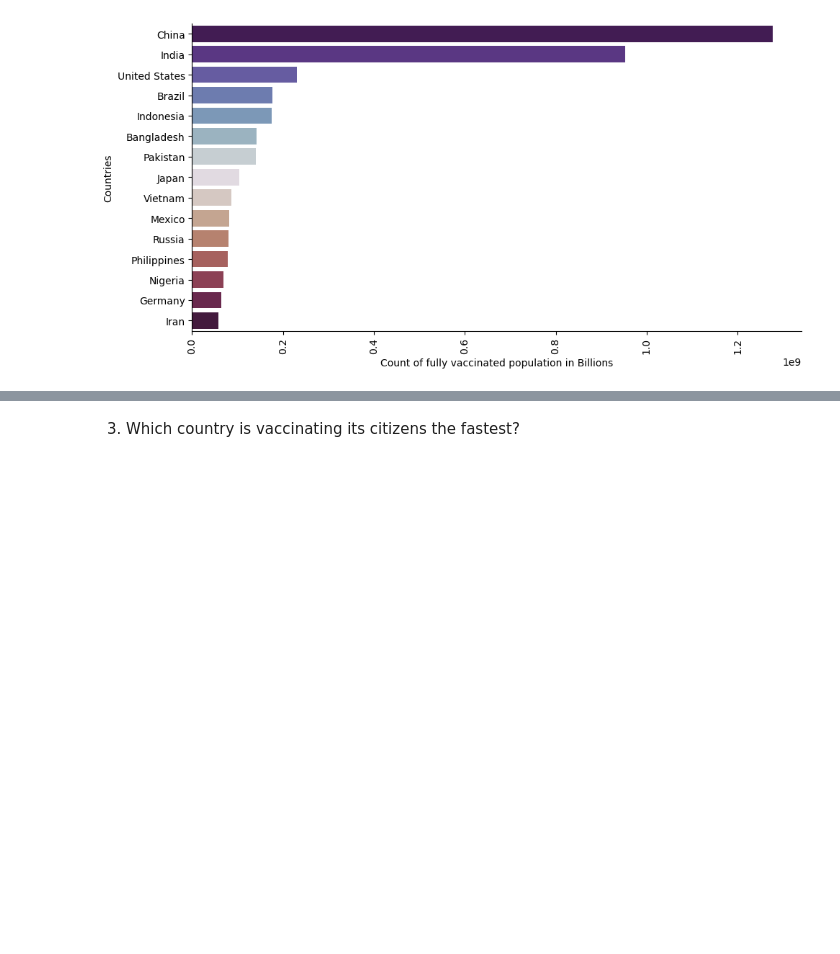
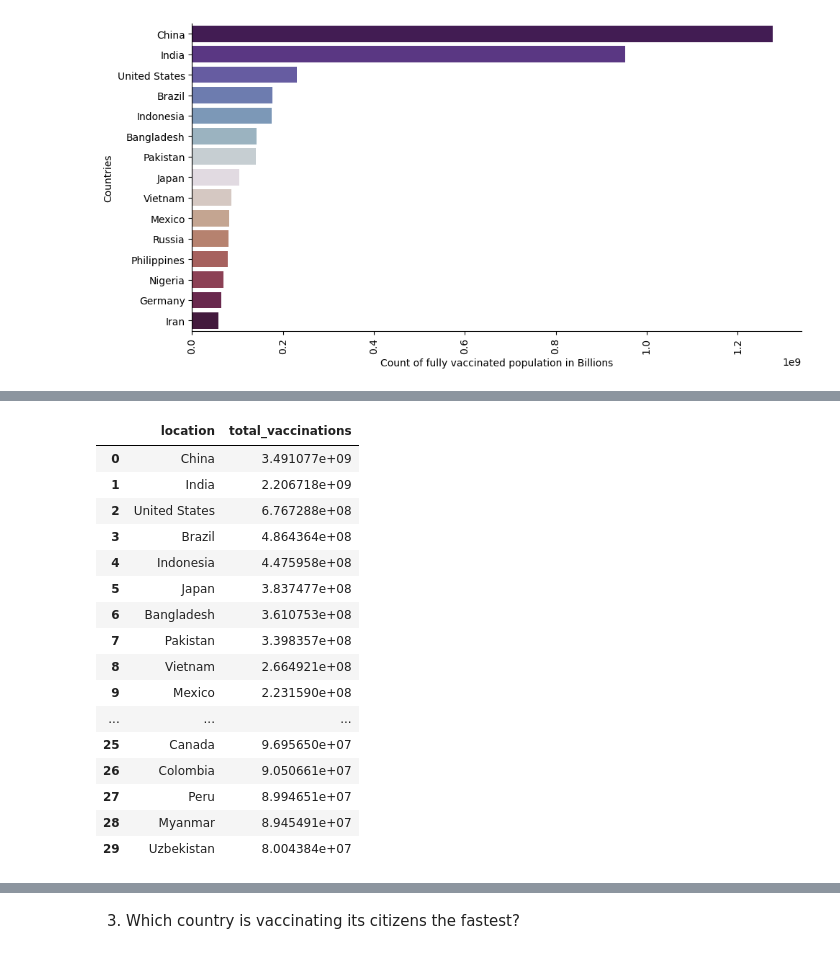
Before and after one commit to lewah/mangosplit, a Jupyter notebook: COVID-19/step3.ipynb, the cells around one changed output, grey strips where cells are left out. Saved outputs shown, nothing was run; the diff lists cells and outputs as text; code cells hidden in the pictures; blank space fills up the shorter version.

```diff
--- a/COVID-19/step3.ipynb
+++ b/COVID-19/step3.ipynb
@@ -93,0 +120,23 @@ df_top15
+# %%
+cols = ['location', 'total_vaccinations']
+total_vac = df[cols].groupby('location')['total_vaccinations'].max().sort_values(ascending=0).head(30)
+total_vac = total_vac.reset_index()
+total_vac
+# %% [output]
+|  | location | total_vaccinations |
+| 0 | China | 3.491077e+09 |
+| 1 | India | 2.206718e+09 |
+| 2 | United States | 6.767288e+08 |
+| 3 | Brazil | 4.864364e+08 |
+| 4 | Indonesia | 4.475958e+08 |
+| 5 | Japan | 3.837477e+08 |
+| 6 | Bangladesh | 3.610753e+08 |
+| 7 | Pakistan | 3.398357e+08 |
+| 8 | Vietnam | 2.664921e+08 |
+| 9 | Mexico | 2.231590e+08 |
+| ... | ... | ... |
+| 25 | Canada | 9.695650e+07 |
+| 26 | Colombia | 9.050661e+07 |
+| 27 | Peru | 8.994651e+07 |
+| 28 | Myanmar | 8.945491e+07 |
+| 29 | Uzbekistan | 8.004384e+07 |
```
Also changed, not shown: parts of 8 cells of this notebook.
